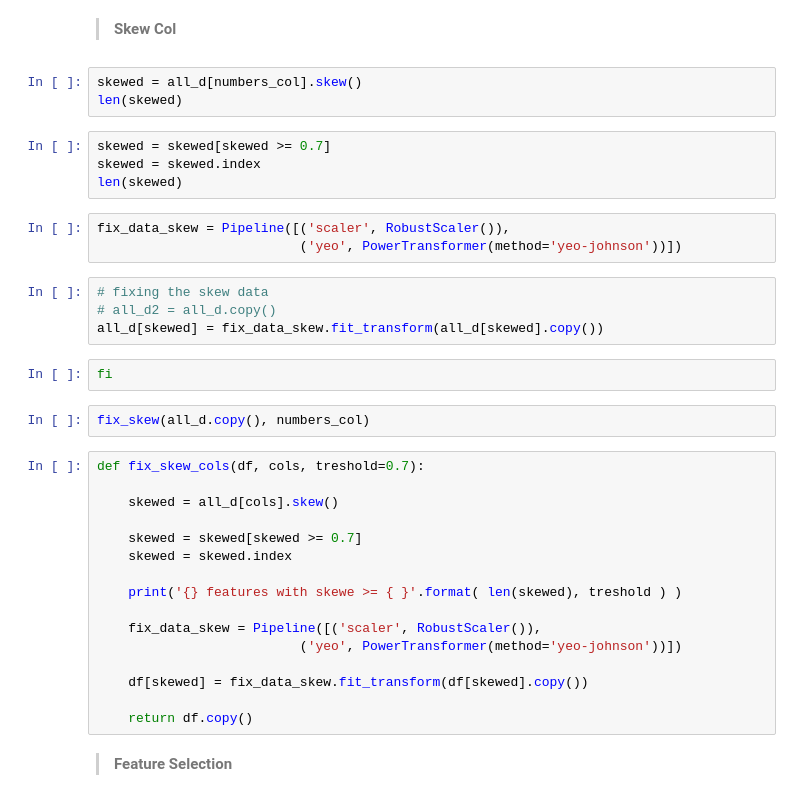
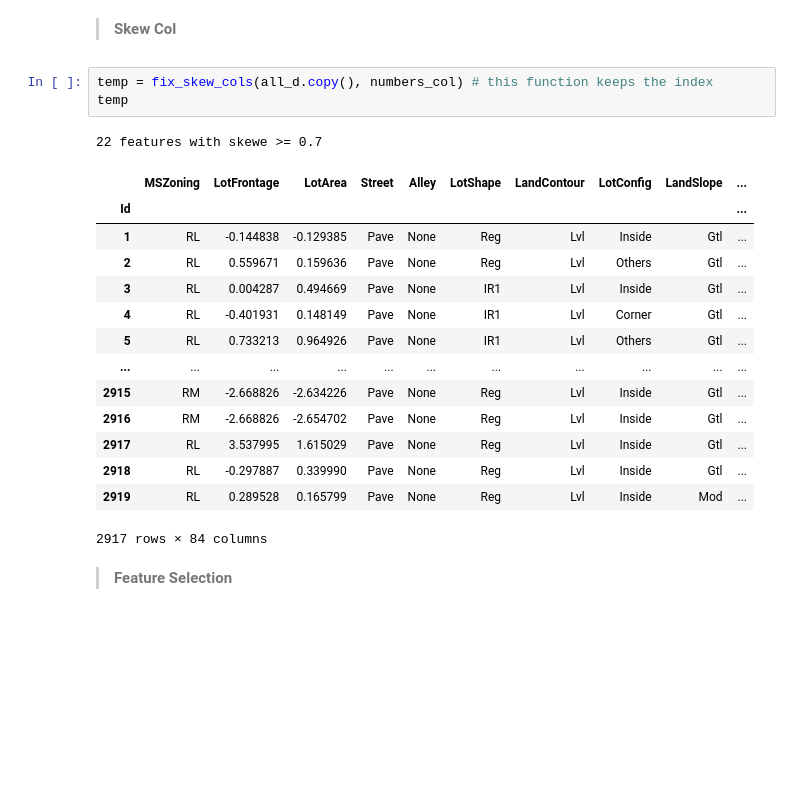
Before and after one commit to antirrabia/Data-Mining, a Jupyter notebook: notebooks/HousePrices(Final).ipynb, the cells around one changed output. Saved outputs shown, nothing was run; the diff lists cells and outputs as text; blank space fills up the shorter version.

```diff
--- a/notebooks/HousePrices(Final).ipynb
+++ b/notebooks/HousePrices(Final).ipynb
@@ -696,40 +701,25 @@ all_d.columns.to_list()
 ### Working on Number Columns
 # %% [markdown]
 > **Skew Col**
-# %%
-skewed = all_d[numbers_col].skew()
-len(skewed)
-# %%
-skewed = skewed[skewed >= 0.7]
-skewed = skewed.index
-len(skewed)
-# %%
-fix_data_skew = Pipeline([('scaler', RobustScaler()),
-                          ('yeo', PowerTransformer(method='yeo-johnson'))])
-# %%
-# fixing the skew data
-# all_d2 = all_d.copy()
-all_d[skewed] = fix_data_skew.fit_transform(all_d[skewed].copy())
-# %%
-fi
 # %%
-fix_skew(all_d.copy(), numbers_col)
+temp = fix_skew_cols(all_d.copy(), numbers_col) # this function keeps the index
+temp
+# %% [output]
+22 features with skewe >= 0.7
+|  | MSZoning | LotFrontage | LotArea | Street | Alley | LotShape | LandContour | LotConfig | LandSlope | ... |
+| Id |  |  |  |  |  |  |  |  |  | ... |
+| 1 | RL | -0.144838 | -0.129385 | Pave | None | Reg | Lvl | Inside | Gtl | ... |
+| 2 | RL | 0.559671 | 0.159636 | Pave | None | Reg | Lvl | Others | Gtl | ... |
+| 3 | RL | 0.004287 | 0.494669 | Pave | None | IR1 | Lvl | Inside | Gtl | ... |
+| 4 | RL | -0.401931 | 0.148149 | Pave | None | IR1 | Lvl | Corner | Gtl | ... |
+| 5 | RL | 0.733213 | 0.964926 | Pave | None | IR1 | Lvl | Others | Gtl | ... |
+| ... | ... | ... | ... | ... | ... | ... | ... | ... | ... | ... |
+| 2915 | RM | -2.668826 | -2.634226 | Pave | None | Reg | Lvl | Inside | Gtl | ... |
+| 2916 | RM | -2.668826 | -2.654702 | Pave | None | Reg | Lvl | Inside | Gtl | ... |
+| 2917 | RL | 3.537995 | 1.615029 | Pave | None | Reg | Lvl | Inside | Gtl | ... |
+| 2918 | RL | -0.297887 | 0.339990 | Pave | None | Reg | Lvl | Inside | Gtl | ... |
+| 2919 | RL | 0.289528 | 0.165799 | Pave | None | Reg | Lvl | Inside | Mod | ... |
+2917 rows × 84 columns
-# %%
-def fix_skew_cols(df, cols, treshold=0.7):
-
-    skewed = all_d[cols].skew()
-
-    skewed = skewed[skewed >= 0.7]
-    skewed = skewed.index
-
-    print('{} features with skewe >= { }'.format( len(skewed), treshold ) )
-
-    fix_data_skew = Pipeline([('scaler', RobustScaler()),
-                          ('yeo', PowerTransformer(method='yeo-johnson'))])
-
-    df[skewed] = fix_data_skew.fit_transform(df[skewed].copy())
-
-    return df.copy()
 # %% [markdown]
 > **Feature Selection**
 # %%
```
Also changed, not shown: parts of 3 cells of this notebook.
